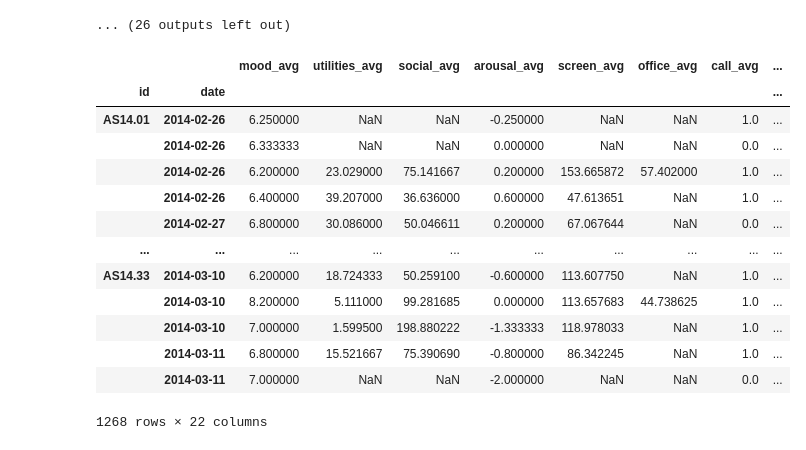
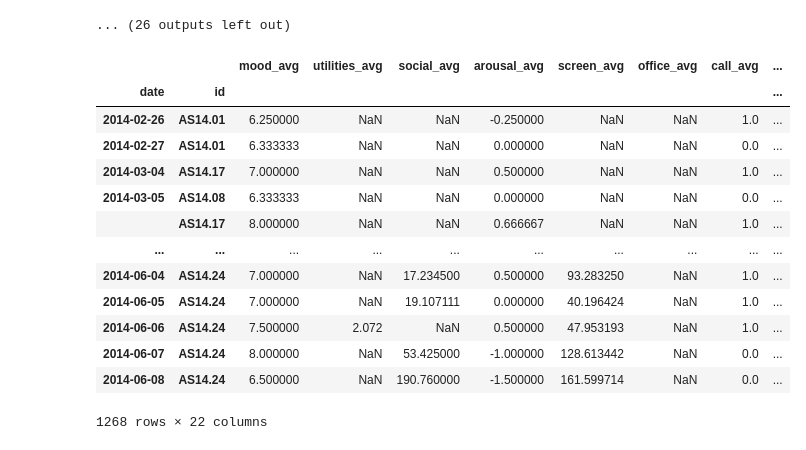
Before and after one commit to Zainab-am/Data-Mining-For-The-Girls, a Jupyter notebook: data_prep.ipynb, the cells around one changed output. Cells and saved outputs as stored; diff of their text form; code cells hidden in the pictures.

```diff
--- a/data_prep.ipynb
+++ b/data_prep.ipynb
@@ -162,49 +162,55 @@ names2 = ['mood',
 
 for t in names:
     df = groups.get_group(t).drop(["variable"], axis=1)
+    df["date"] = pd.to_datetime(df["date"])
     # df = df.rename(columns={"value": f"{t}"})
     dfs.append(df)
+
+# dfs[0].groupby([dfs[0]['date'], dfs[0]["id"]]).aggregate(aggregation_functions)
 # %%
 merged = ""
 for i in range(19):
-    var_avg = dfs[i].groupby([dfs[i]['id'], dfs[i]["date"]]).aggregate(aggregation_functions)
+    # var_avg = dfs[i].groupby([dfs[i]['id'], dfs[i]["date"]]).aggregate(aggregation_functions)
+    var_avg = dfs[i].groupby([dfs[i]['date'], dfs[i]["id"]]).aggregate(aggregation_functions)
     var_avg = var_avg.rename(columns={"value": f"{names2[i]}_avg"})
     if i == 0:
         merged = var_avg
     else:
         merged = merged.join(var_avg)
 
+merged
+
 merged = merged.reset_index()
 
-merged["date"] = pd.to_datetime(data["date"])
+# merged["date"] = pd.to_datetime(data["date"])
 
 
 merged["month"] = merged["date"].dt.month
 merged["day"] = merged["date"].dt.day
 merged["day_of_week"] = merged["date"].dt.day_of_week
 
-
-# make val 0 when no call or sms has been made
+# # make val 0 when no call or sms has been made
 merged["call_avg"].fillna(0, inplace=True)
 merged["sms_avg"].fillna(0, inplace=True)
 
 
-merged.set_index(["id", "date"], inplace=True)
-# merged.to_csv("data/merged.csv")
+merged.set_index(["date", "id"], inplace=True)
+# merged.set_index(["date"], inplace=True)
+merged.to_csv("data_new/merged.csv")
 merged
 # %% [output]
 |  |  | mood_avg | utilities_avg | social_avg | arousal_avg | screen_avg | office_avg | call_avg | ... |
-| id | date |  |  |  |  |  |  |  | ... |
-| AS14.01 | 2014-02-26 | 6.250000 | NaN | NaN | -0.250000 | NaN | NaN | 1.0 | ... |
-|  | 2014-02-26 | 6.333333 | NaN | NaN | 0.000000 | NaN | NaN | 0.0 | ... |
-|  | 2014-02-26 | 6.200000 | 23.029000 | 75.141667 | 0.200000 | 153.665872 | 57.402000 | 1.0 | ... |
-|  | 2014-02-26 | 6.400000 | 39.207000 | 36.636000 | 0.600000 | 47.613651 | NaN | 1.0 | ... |
-|  | 2014-02-27 | 6.800000 | 30.086000 | 50.046611 | 0.200000 | 67.067644 | NaN | 0.0 | ... |
+| date | id |  |  |  |  |  |  |  | ... |
+| 2014-02-26 | AS14.01 | 6.250000 | NaN | NaN | -0.250000 | NaN | NaN | 1.0 | ... |
+| 2014-02-27 | AS14.01 | 6.333333 | NaN | NaN | 0.000000 | NaN | NaN | 0.0 | ... |
+| 2014-03-04 | AS14.17 | 7.000000 | NaN | NaN | 0.500000 | NaN | NaN | 1.0 | ... |
+| 2014-03-05 | AS14.08 | 6.333333 | NaN | NaN | 0.000000 | NaN | NaN | 0.0 | ... |
+|  | AS14.17 | 8.000000 | NaN | NaN | 0.666667 | NaN | NaN | 1.0 | ... |
 | ... | ... | ... | ... | ... | ... | ... | ... | ... | ... |
-| AS14.33 | 2014-03-10 | 6.200000 | 18.724333 | 50.259100 | -0.600000 | 113.607750 | NaN | 1.0 | ... |
-|  | 2014-03-10 | 8.200000 | 5.111000 | 99.281685 | 0.000000 | 113.657683 | 44.738625 | 1.0 | ... |
-|  | 2014-03-10 | 7.000000 | 1.599500 | 198.880222 | -1.333333 | 118.978033 | NaN | 1.0 | ... |
-|  | 2014-03-11 | 6.800000 | 15.521667 | 75.390690 | -0.800000 | 86.342245 | NaN | 1.0 | ... |
-|  | 2014-03-11 | 7.000000 | NaN | NaN | -2.000000 | NaN | NaN | 0.0 | ... |
+| 2014-06-04 | AS14.24 | 7.000000 | NaN | 17.234500 | 0.500000 | 93.283250 | NaN | 1.0 | ... |
+| 2014-06-05 | AS14.24 | 7.000000 | NaN | 19.107111 | 0.000000 | 40.196424 | NaN | 1.0 | ... |
+| 2014-06-06 | AS14.24 | 7.500000 | 2.072 | NaN | 0.500000 | 47.953193 | NaN | 1.0 | ... |
+| 2014-06-07 | AS14.24 | 8.000000 | NaN | 53.425000 | -1.000000 | 128.613442 | NaN | 0.0 | ... |
+| 2014-06-08 | AS14.24 | 6.500000 | NaN | 190.760000 | -1.500000 | 161.599714 | NaN | 0.0 | ... |
 1268 rows × 22 columns
 # %%
```
Also changed, not shown: parts of 14 cells of this notebook, 7 other files.
